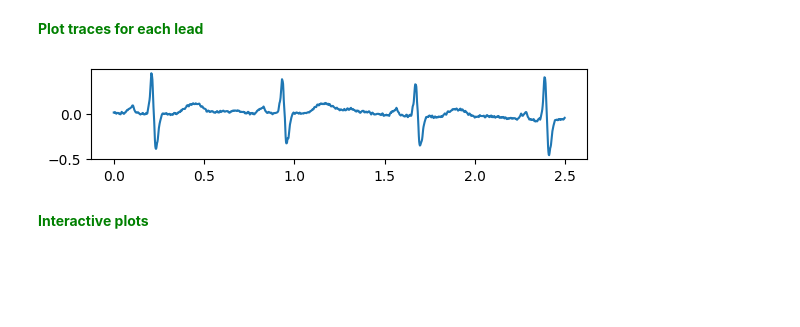
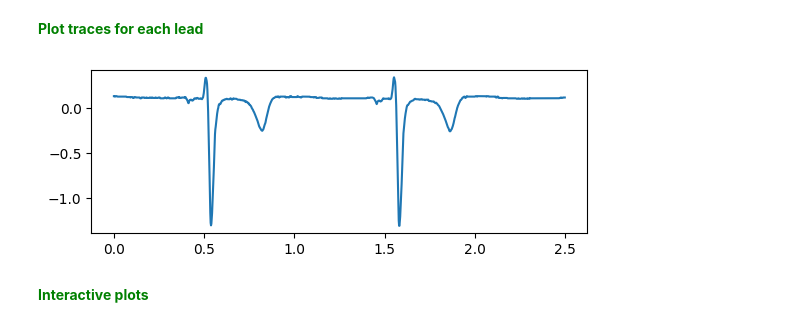
Before and after one commit to rzemla/ECG_pipeline, a Jupyter notebook: trial_extractor_script_V1.ipynb, the cells around one changed output. Saved outputs shown, nothing was run; the diff lists cells and outputs as text; code cells hidden in the pictures; blank space fills up the shorter version.

```diff
--- a/trial_extractor_script_V1.ipynb
+++ b/trial_extractor_script_V1.ipynb
@@ -140,0 +67,7 @@ df_leads_short = adjust_leads_baseline(df_leads_short)
+# %%
+#use python multiprocessing to apply extraction function to each PDF across pool of workers
+#p_map applies loading bar and multiprocessing to map function
+with multiprocessing.Pool() as pool:
+    df_output = p_map(extract_traces, data_list)
+
+print(df_output)
@@ -141,36 +92,37 @@ df_leads_short = adjust_leads_baseline(df_leads_short)
 # %% [markdown]
 <font color='green'>**Plot traces for each lead**</font>
 # %%
+trace_input = df_output[3]
 # Voltage scale
 # 1000 points = 10 mm = 10cm = 1 mV => 1 point = 0.001 mV
 # 10 mm/mV ==> 25 mm = 2.5 mV = 2500 points
-voltage_arr = df_leads_short["V3"] * 0.001
+voltage_arr = trace_input["V1"] * 0.001
 
 # Time scale
 # 1250 points = 2.5s ==> 1 point = 0.002s
 # 25 mm/s =  25 mm = 1 s 500 points
 # 1mm = 0.04s
 time_arr = np.arange(0, 2.500, 0.002)
 
 # Dell P3421W
 # 109 PPI
 # 43 ppcm
 # pixel_pitch = 0.2325 mm
 # 107.52 pixels = 25 mm = 1s
 
 # Voltage/time aspect ration for 25 mm/s speed ()
 aspect_ratio = 0.5
 
 # Plot origin shifted traces
 fig, ax = plt.subplots()
 ax.plot(time_arr, voltage_arr)
 ax.set_aspect(aspect_ratio)
 plt.show()
 
 # ax.set(xlim=(0, 8), xticks=np.arange(1, 8),
 #       ylim=(0, 8), yticks=np.arange(1, 8))
 # %% [output]
-[figure, old version]
+[figure, new version]
 # %% [markdown]
 <font color='green'>**Interactive plots**</font>
 # %%
```
Also changed, not shown: parts of 6 cells of this notebook, 1 other file.
